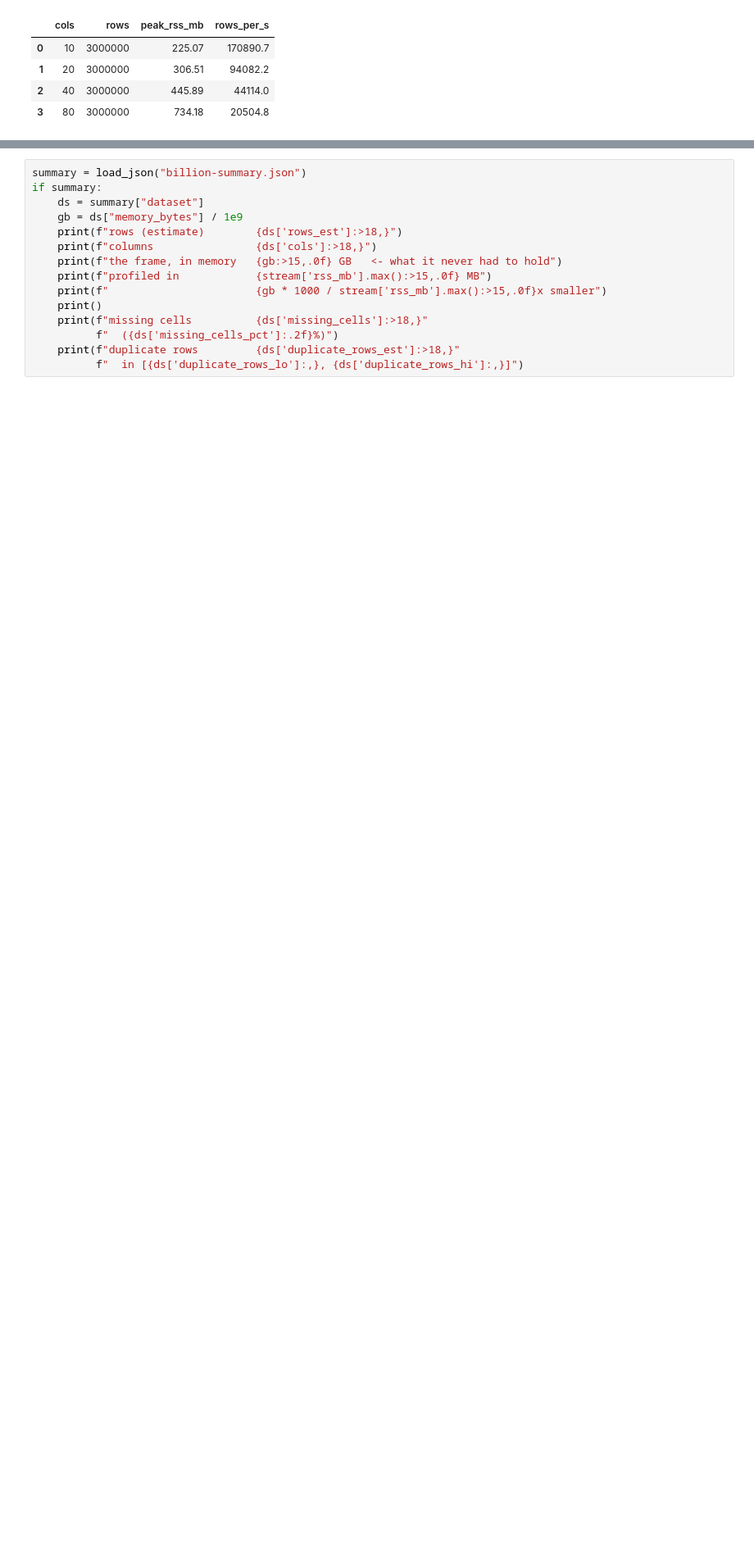
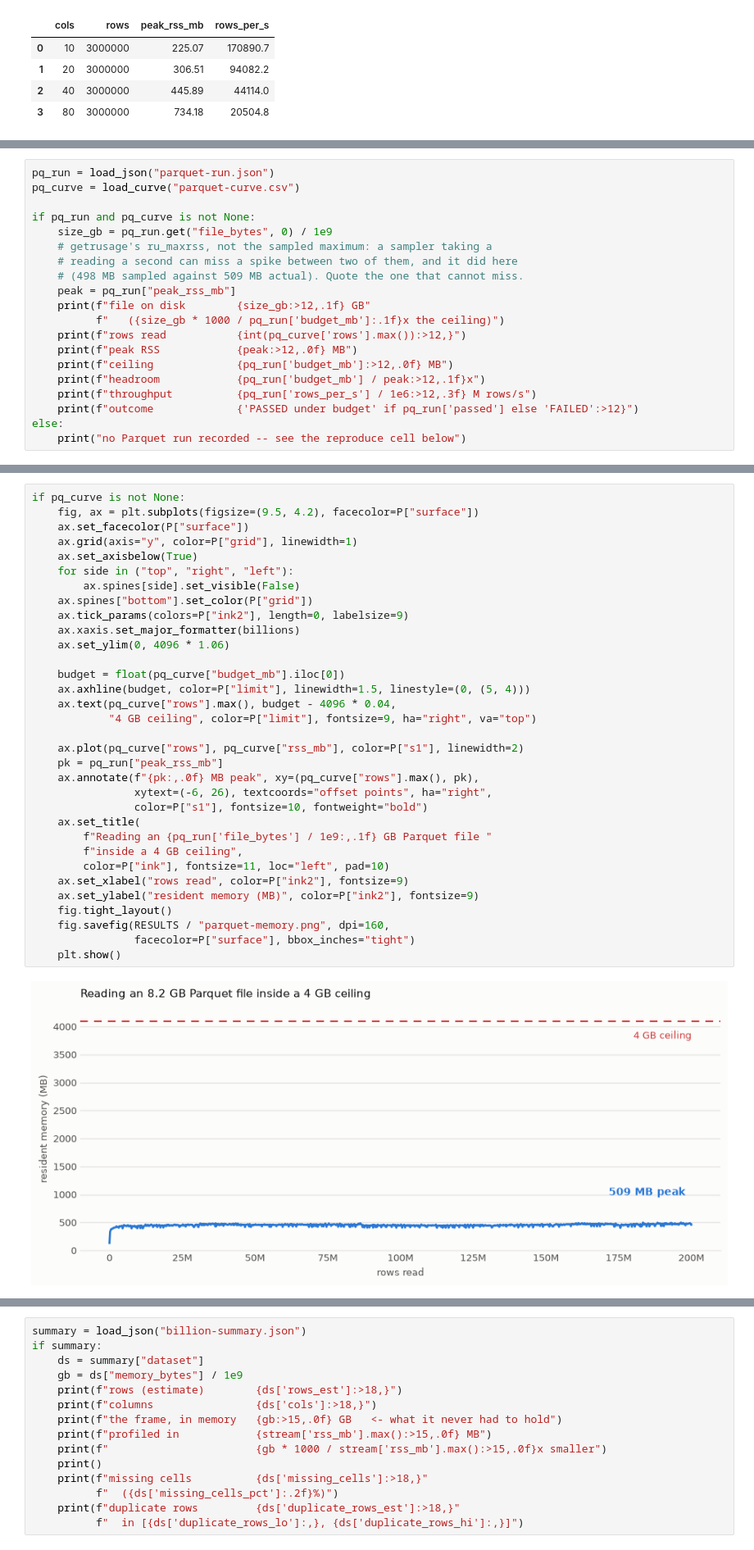
Before and after one commit to alvarodiez20/pysuricata, a Jupyter notebook: examples/billion_rows.ipynb, the cells around one changed output, grey strips where cells are left out. Shown at 82% size. Drawn from its saved outputs; the diff is of its cells as text; blank space fills up the shorter version.

```diff
--- a/examples/billion_rows.ipynb
+++ b/examples/billion_rows.ipynb
@@ -341,0 +365,20 @@ else:
+# %%
+pq_run = load_json("parquet-run.json")
+pq_curve = load_curve("parquet-curve.csv")
+
+if pq_run and pq_curve is not None:
+    size_gb = pq_run.get("file_bytes", 0) / 1e9
+    # getrusage's ru_maxrss, not the sampled maximum: a sampler taking a
+    # reading a second can miss a spike between two of them, and it did here
+    # (498 MB sampled against 509 MB actual). Quote the one that cannot miss.
+    peak = pq_run["peak_rss_mb"]
+    print(f"file on disk        {size_gb:>12,.1f} GB"
+          f"   ({size_gb * 1000 / pq_run['budget_mb']:.1f}x the ceiling)")
+    print(f"rows read           {int(pq_curve['rows'].max()):>12,}")
+    print(f"peak RSS            {peak:>12,.0f} MB")
+    print(f"ceiling             {pq_run['budget_mb']:>12,.0f} MB")
+    print(f"headroom            {pq_run['budget_mb'] / peak:>12,.1f}x")
+    print(f"throughput          {pq_run['rows_per_s'] / 1e6:>12,.3f} M rows/s")
+    print(f"outcome             {'PASSED under budget' if pq_run['passed'] else 'FAILED':>12}")
+else:
+    print("no Parquet run recorded -- see the reproduce cell below")
@@ -342,3 +393,38 @@ else:
+# %%
+if pq_curve is not None:
+    fig, ax = plt.subplots(figsize=(9.5, 4.2), facecolor=P["surface"])
+    ax.set_facecolor(P["surface"])
+    ax.grid(axis="y", color=P["grid"], linewidth=1)
+    ax.set_axisbelow(True)
+    for side in ("top", "right", "left"):
+        ax.spines[side].set_visible(False)
+    ax.spines["bottom"].set_color(P["grid"])
+    ax.tick_params(colors=P["ink2"], length=0, labelsize=9)
+    ax.xaxis.set_major_formatter(billions)
+    ax.set_ylim(0, 4096 * 1.06)
+
+    budget = float(pq_curve["budget_mb"].iloc[0])
+    ax.axhline(budget, color=P["limit"], linewidth=1.5, linestyle=(0, (5, 4)))
+    ax.text(pq_curve["rows"].max(), budget - 4096 * 0.04,
+            "4 GB ceiling", color=P["limit"], fontsize=9, ha="right", va="top")
+
+    ax.plot(pq_curve["rows"], pq_curve["rss_mb"], color=P["s1"], linewidth=2)
+    pk = pq_run["peak_rss_mb"]
+    ax.annotate(f"{pk:,.0f} MB peak", xy=(pq_curve["rows"].max(), pk),
+                xytext=(-6, 26), textcoords="offset points", ha="right",
+                color=P["s1"], fontsize=10, fontweight="bold")
+    ax.set_title(
+        f"Reading an {pq_run['file_bytes'] / 1e9:,.1f} GB Parquet file "
+        f"inside a 4 GB ceiling",
+        color=P["ink"], fontsize=11, loc="left", pad=10)
+    ax.set_xlabel("rows read", color=P["ink2"], fontsize=9)
+    ax.set_ylabel("resident memory (MB)", color=P["ink2"], fontsize=9)
+    fig.tight_layout()
+    fig.savefig(RESULTS / "parquet-memory.png", dpi=160,
+                facecolor=P["surface"], bbox_inches="tight")
+    plt.show()
+# %% [output]
+[figure, added]
 # %% [markdown]
 ## What the report says, and what it cannot
 
```
Also changed, not shown: parts of 12 cells of this notebook, 4 other files.
